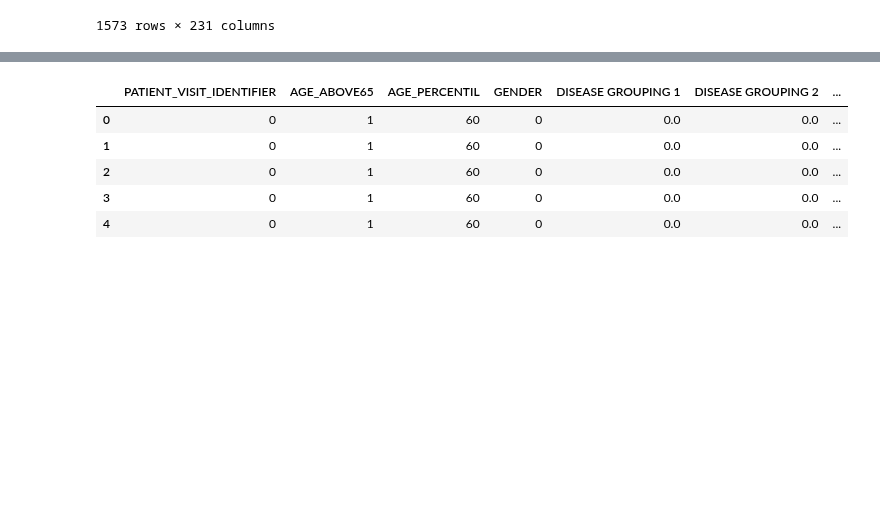
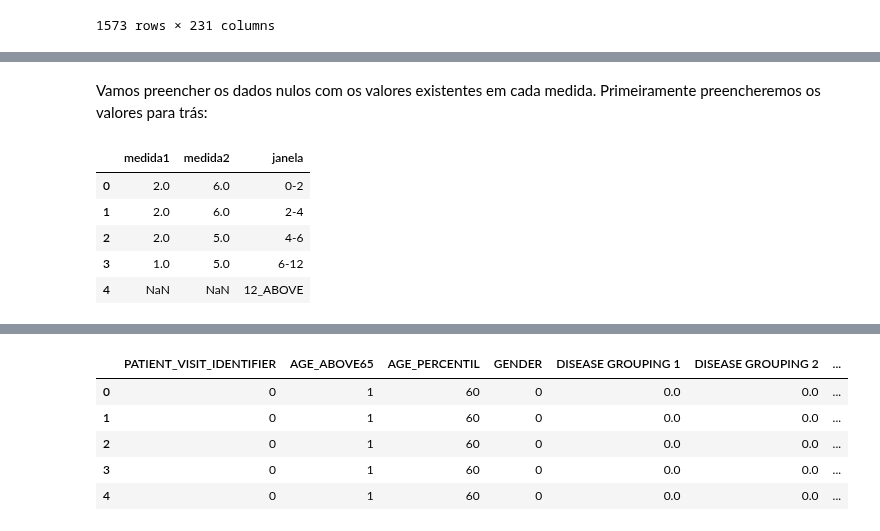
Before and after one commit to VitorFRodrigues/Data-Science-Bootcamp, a Jupyter notebook: Proj05_final/Notebook/Bootcamp_Proj_05.ipynb, the cells around one changed output, grey strips where cells are left out. Drawn from its saved outputs; the diff is of its cells as text; code cells hidden in the pictures; blank space fills up the shorter version.

```diff
--- a/Proj05_final/Notebook/Bootcamp_Proj_05.ipynb
+++ b/Proj05_final/Notebook/Bootcamp_Proj_05.ipynb
@@ -324,0 +362,13 @@ dados_limpos
+# %% [markdown]
+Vamos preencher os dados nulos com os valores existentes em cada medida. Primeiramente preencheremos os valores para trás:
+# %%
+dados_fake_preench_para_tras = pd.DataFrame([[2, 6, "0-2"], [2, 6, "2-4"], [2, 5, "4-6"], [1, 5, "6-12"], [None, None, "12_ABOVE"]
+                          ], columns=['medida1', 'medida2', 'janela'])
+dados_fake_preench_para_tras
+# %% [output]
+|  | medida1 | medida2 | janela |
+| 0 | 2.0 | 6.0 | 0-2 |
+| 1 | 2.0 | 6.0 | 2-4 |
+| 2 | 2.0 | 5.0 | 4-6 |
+| 3 | 1.0 | 5.0 | 6-12 |
+| 4 | NaN | NaN | 12_ABOVE |
```
Also changed, not shown: parts of 53 cells of this notebook.
